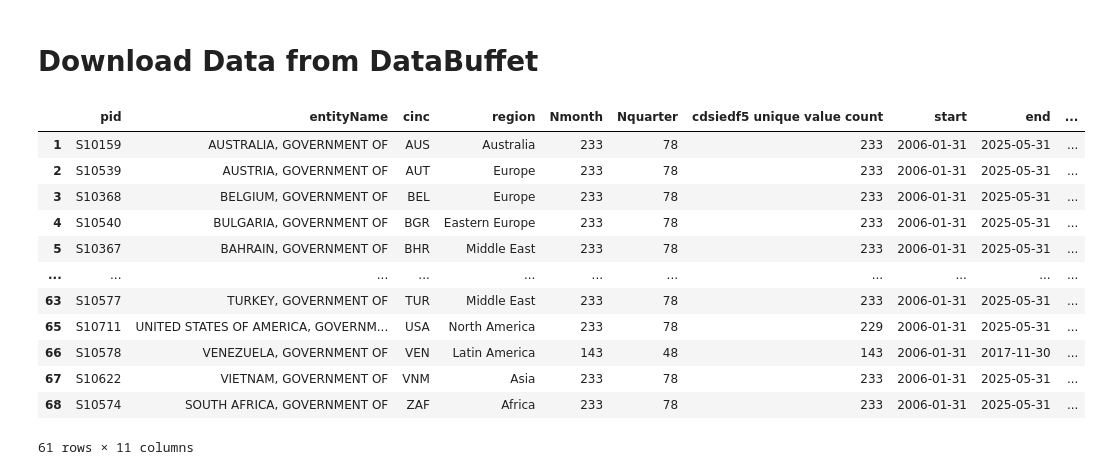
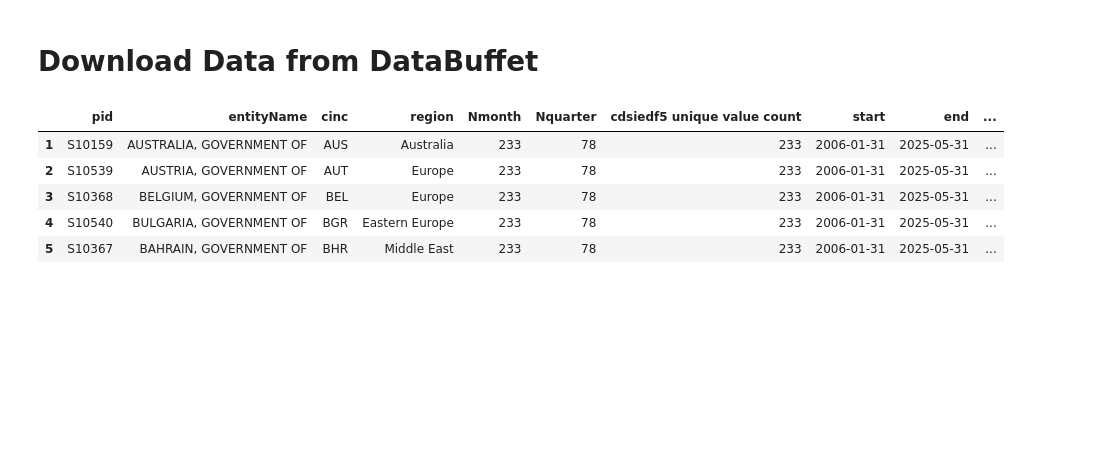
Before and after one commit to ruianxiao/unified-ST-framework-sovereign, a Jupyter notebook: Code/2.prepare_mv_data.ipynb, the cells around one changed output. Cells and saved outputs as stored; diff of their text form; code cells hidden in the pictures; blank space fills up the shorter version.

```diff
--- a/Code/2.prepare_mv_data.ipynb
+++ b/Code/2.prepare_mv_data.ipynb
@@ -70,19 +84,12 @@ def get_series(mnemonic, acc_key, enc_key, freq="0", trans="0", vintage='latest'
 # %%
 sov_list = pd.read_excel('Output/1.sov_monthly_summary_'+version+'.xlsx')
 sov_list = sov_list[sov_list['Included']==True]
 sov_list.loc[sov_list['cinc'] == 'SCG', 'cinc'] = 'SRB'
-sov_list
+sov_list.head()
 # %% [output]
 |  | pid | entityName | cinc | region | Nmonth | Nquarter | cdsiedf5 unique value count | start | end | ... |
 | 1 | S10159 | AUSTRALIA, GOVERNMENT OF | AUS | Australia | 233 | 78 | 233 | 2006-01-31 | 2025-05-31 | ... |
 | 2 | S10539 | AUSTRIA, GOVERNMENT OF | AUT | Europe | 233 | 78 | 233 | 2006-01-31 | 2025-05-31 | ... |
 | 3 | S10368 | BELGIUM, GOVERNMENT OF | BEL | Europe | 233 | 78 | 233 | 2006-01-31 | 2025-05-31 | ... |
 | 4 | S10540 | BULGARIA, GOVERNMENT OF | BGR | Eastern Europe | 233 | 78 | 233 | 2006-01-31 | 2025-05-31 | ... |
 | 5 | S10367 | BAHRAIN, GOVERNMENT OF | BHR | Middle East | 233 | 78 | 233 | 2006-01-31 | 2025-05-31 | ... |
-| ... | ... | ... | ... | ... | ... | ... | ... | ... | ... | ... |
-| 63 | S10577 | TURKEY, GOVERNMENT OF | TUR | Middle East | 233 | 78 | 233 | 2006-01-31 | 2025-05-31 | ... |
-| 65 | S10711 | UNITED STATES OF AMERICA, GOVERNM... | USA | North America | 233 | 78 | 229 | 2006-01-31 | 2025-05-31 | ... |
-| 66 | S10578 | VENEZUELA, GOVERNMENT OF | VEN | Latin America | 143 | 48 | 143 | 2006-01-31 | 2017-11-30 | ... |
-| 67 | S10622 | VIETNAM, GOVERNMENT OF | VNM | Asia | 233 | 78 | 233 | 2006-01-31 | 2025-05-31 | ... |
-| 68 | S10574 | SOUTH AFRICA, GOVERNMENT OF | ZAF | Africa | 233 | 78 | 233 | 2006-01-31 | 2025-05-31 | ... |
-61 rows × 11 columns
```
Also changed, not shown: parts of 11 cells of this notebook, 22 other files.
